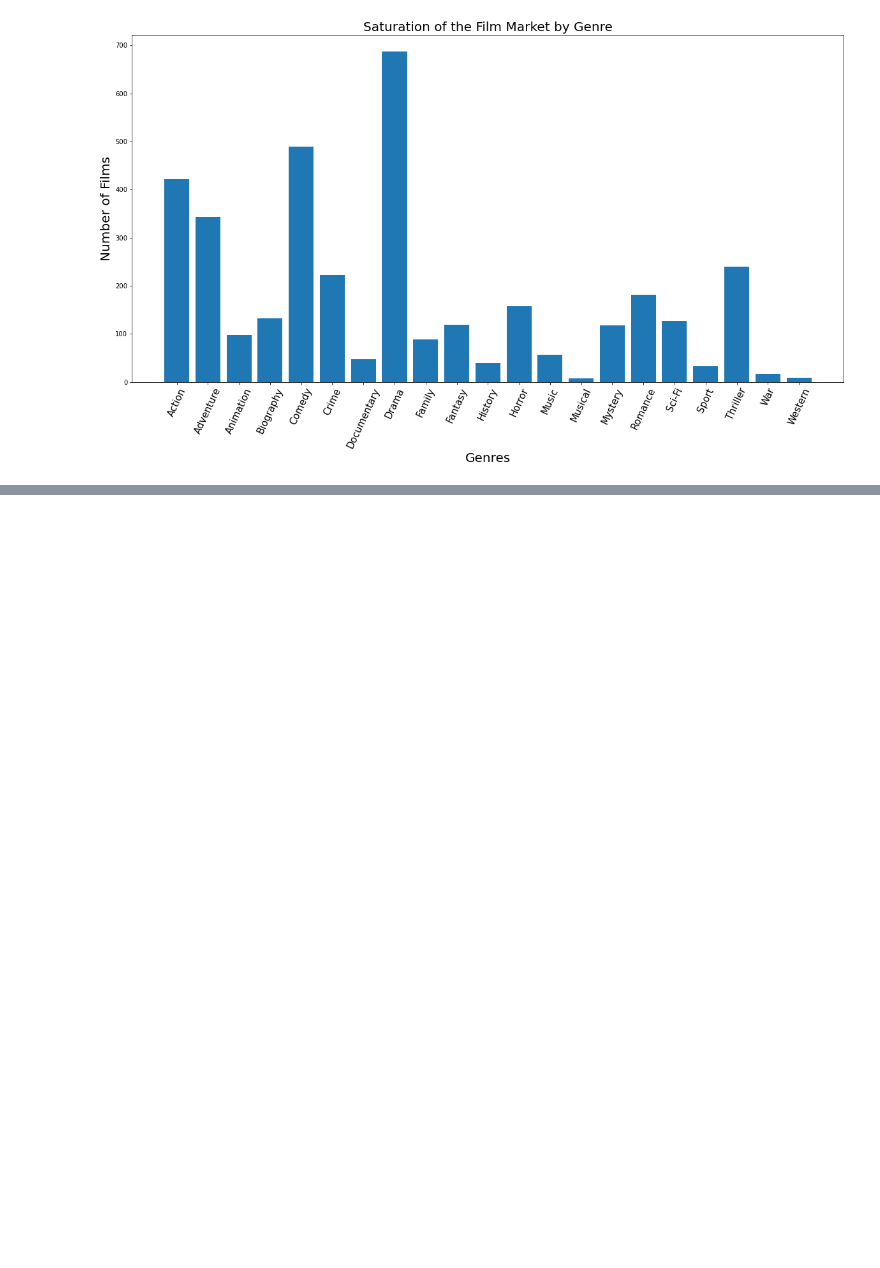
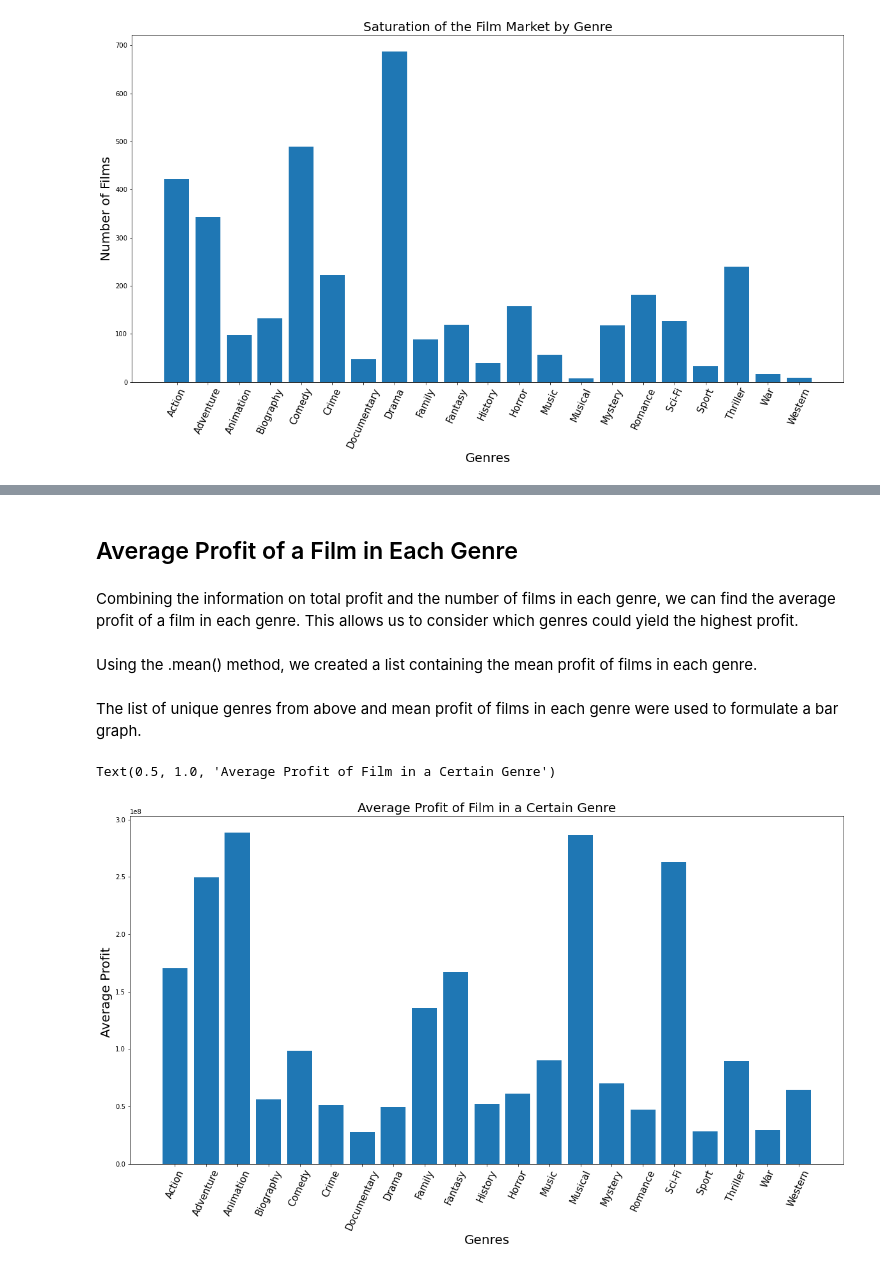
Before and after one commit to soohojp/Phase-1-Project-Best-Team-, a Jupyter notebook: Untitled.ipynb, the cells around one changed output, grey strips where cells are left out. Drawn from its saved outputs; the diff is of its cells as text; code cells hidden in the pictures; blank space fills up the shorter version.

```diff
--- a/Untitled.ipynb
+++ b/Untitled.ipynb
@@ -240 +286,7 @@ Text(0.5, 1.0, 'Saturation of the Film Market by Genre')
+# %% [markdown]
+## Average Profit of a Film in Each Genre
+# %% [markdown]
+Combining the information on total profit and the number of films in each genre, we can find the average profit of a film in each genre. This allows us to consider which genres could yield the highest profit.
+# %% [markdown]
+Using the .mean() method, we created a list containing the mean profit of films in each genre.
 # %%
@@ -261,0 +314,14 @@ imdb_western.ROI.mean()]
+# %% [markdown]
+The list of unique genres from above and mean profit of films in each genre were used to formulate a bar graph.
+# %%
+fig, ax = plt.subplots(figsize=(20,10))
+x = list_of_unique_genres
+y = genre_profit_mean
+ax.bar(x,y)
+plt.xticks(fontsize = 15, rotation = 65)
+ax.set_xlabel("Genres", fontsize = 20)
+ax.set_ylabel('Average Profit ', fontsize = 20)
+ax.set_title("Average Profit of Film in a Certain Genre", fontsize = 20)
+# %% [output]
+Text(0.5, 1.0, 'Average Profit of Film in a Certain Genre')
+[figure, added]
```
Also changed, not shown: parts of 30 cells of this notebook.
